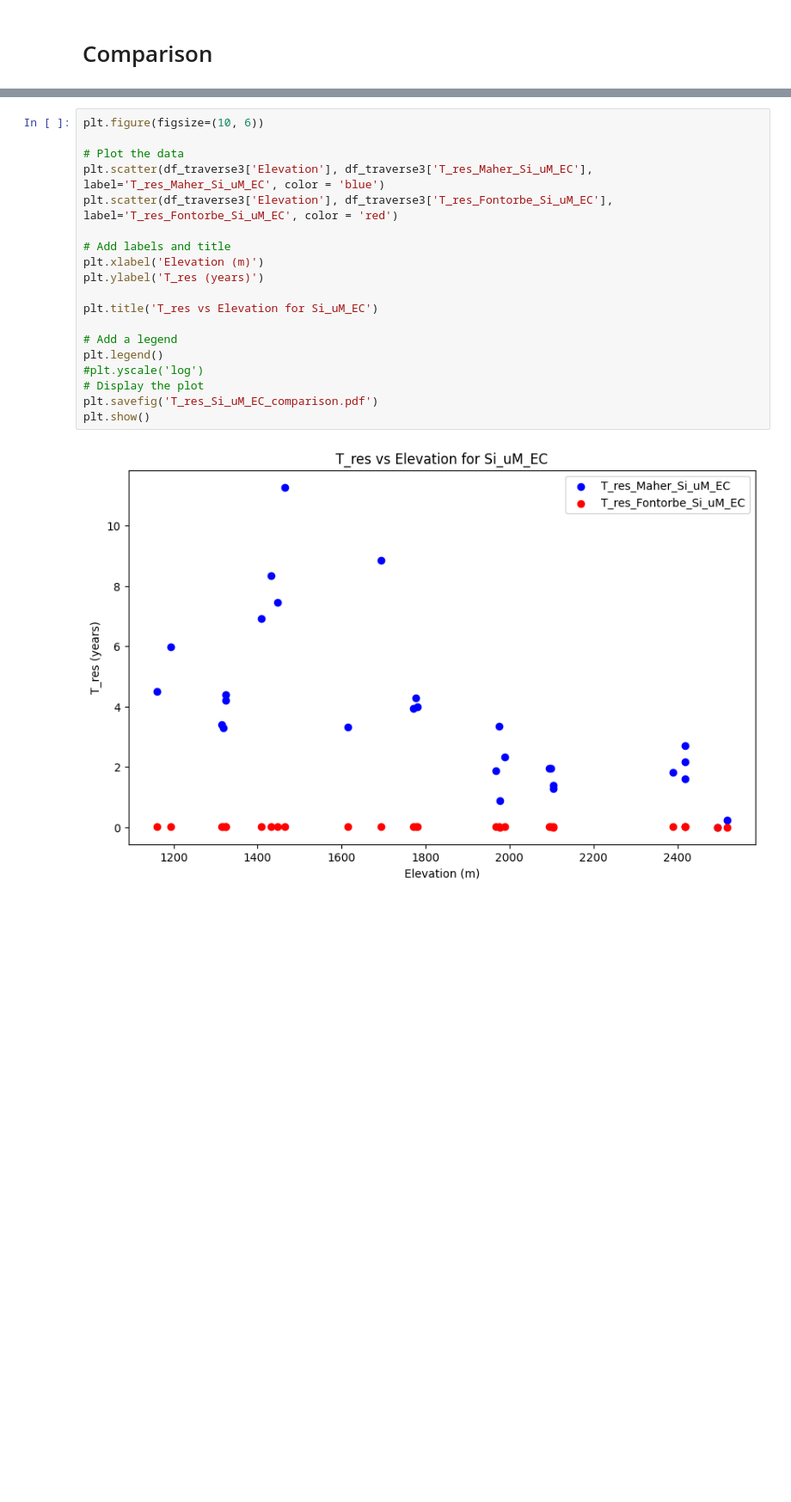
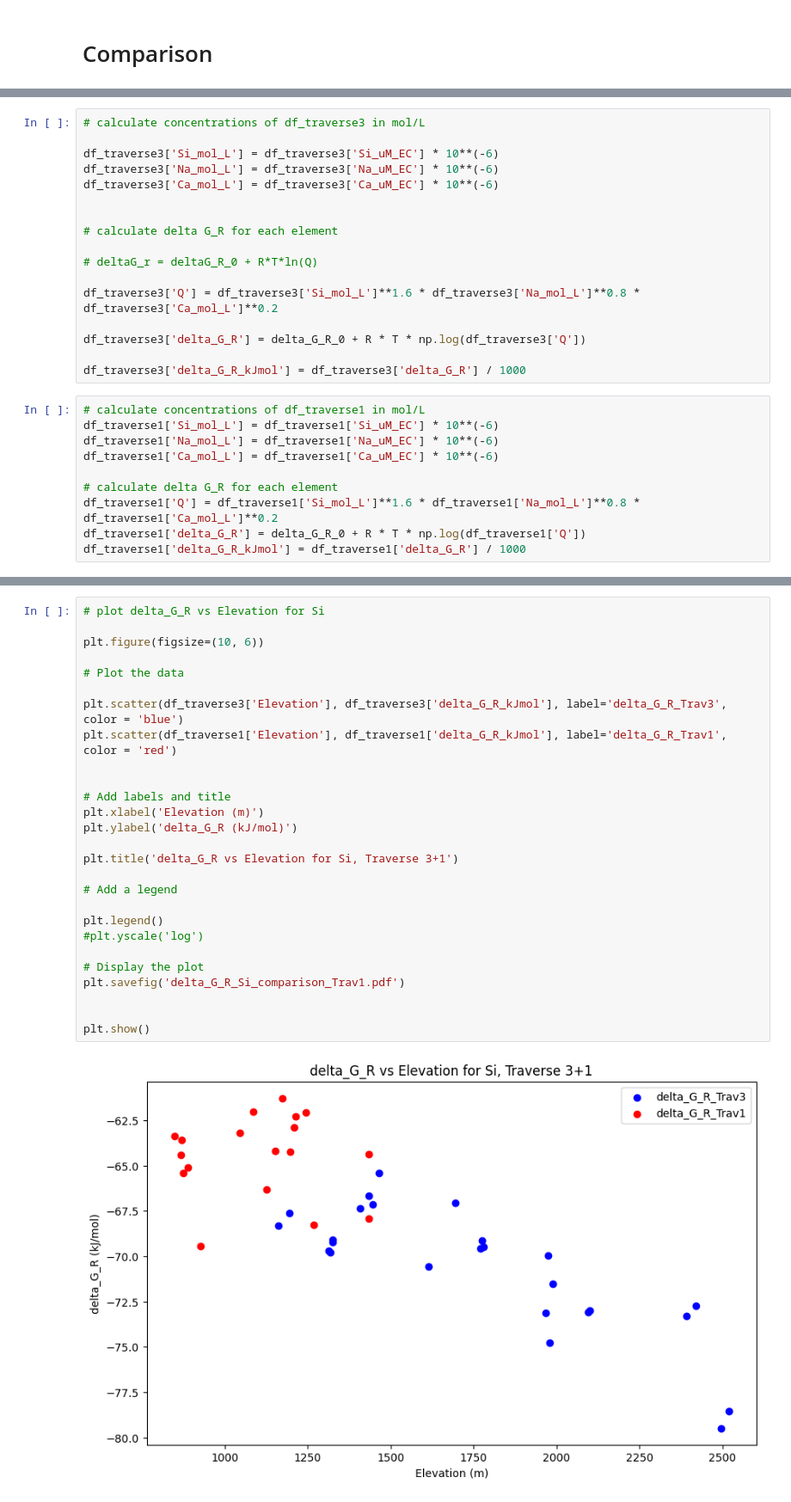
Before and after one commit to iskiros/Nepal, a Jupyter notebook: Code/Model4.ipynb, the cells around one changed output, grey strips where cells are left out. Shown at 86% size. Saved outputs shown, nothing was run; the diff lists cells and outputs as text; blank space fills up the shorter version.

```diff
--- a/Code/Model4.ipynb
+++ b/Code/Model4.ipynb
@@ -375,0 +614,27 @@ plt.show()
+# %%
+# calculate concentrations of df_traverse3 in mol/L
+
+df_traverse3['Si_mol_L'] = df_traverse3['Si_uM_EC'] * 10**(-6)
+df_traverse3['Na_mol_L'] = df_traverse3['Na_uM_EC'] * 10**(-6)
+df_traverse3['Ca_mol_L'] = df_traverse3['Ca_uM_EC'] * 10**(-6)
+
+
+# calculate delta G_R for each element
+
+# deltaG_r = deltaG_R_0 + R*T*ln(Q)
+
+df_traverse3['Q'] = df_traverse3['Si_mol_L']**1.6 * df_traverse3['Na_mol_L']**0.8 * df_traverse3['Ca_mol_L']**0.2
+
+df_traverse3['delta_G_R'] = delta_G_R_0 + R * T * np.log(df_traverse3['Q'])
+
+df_traverse3['delta_G_R_kJmol'] = df_traverse3['delta_G_R'] / 1000
+# %%
+# calculate concentrations of df_traverse1 in mol/L
+df_traverse1['Si_mol_L'] = df_traverse1['Si_uM_EC'] * 10**(-6)
+df_traverse1['Na_mol_L'] = df_traverse1['Na_uM_EC'] * 10**(-6)
+df_traverse1['Ca_mol_L'] = df_traverse1['Ca_uM_EC'] * 10**(-6)
+
+# calculate delta G_R for each element
+df_traverse1['Q'] = df_traverse1['Si_mol_L']**1.6 * df_traverse1['Na_mol_L']**0.8 * df_traverse1['Ca_mol_L']**0.2
+df_traverse1['delta_G_R'] = delta_G_R_0 + R * T * np.log(df_traverse1['Q'])
+df_traverse1['delta_G_R_kJmol'] = df_traverse1['delta_G_R'] / 1000
@@ -376,22 +659,30 @@ plt.show()
 # %%
+# plot delta_G_R vs Elevation for Si
+
 plt.figure(figsize=(10, 6))
 
 # Plot the data
-plt.scatter(df_traverse3['Elevation'], df_traverse3['T_res_Maher_Si_uM_EC'], label='T_res_Maher_Si_uM_EC', color = 'blue')
-plt.scatter(df_traverse3['Elevation'], df_traverse3['T_res_Fontorbe_Si_uM_EC'], label='T_res_Fontorbe_Si_uM_EC', color = 'red')
+
+plt.scatter(df_traverse3['Elevation'], df_traverse3['delta_G_R_kJmol'], label='delta_G_R_Trav3', color = 'blue')
+plt.scatter(df_traverse1['Elevation'], df_traverse1['delta_G_R_kJmol'], label='delta_G_R_Trav1', color = 'red')
+
 
 # Add labels and title
 plt.xlabel('Elevation (m)')
-plt.ylabel('T_res (years)')
+plt.ylabel('delta_G_R (kJ/mol)')
 
-plt.title('T_res vs Elevation for Si_uM_EC')
+plt.title('delta_G_R vs Elevation for Si, Traverse 3+1')
 
 # Add a legend
+
 plt.legend()
 #plt.yscale('log')
+
 # Display the plot
-plt.savefig('T_res_Si_uM_EC_comparison.pdf')
+plt.savefig('delta_G_R_Si_comparison_Trav1.pdf')
+
+
 plt.show()
 # %% [output]
-[figure, old version]
+[figure, new version]
 # %%
```
Also changed, not shown: parts of 21 cells of this notebook, 58 other files.
